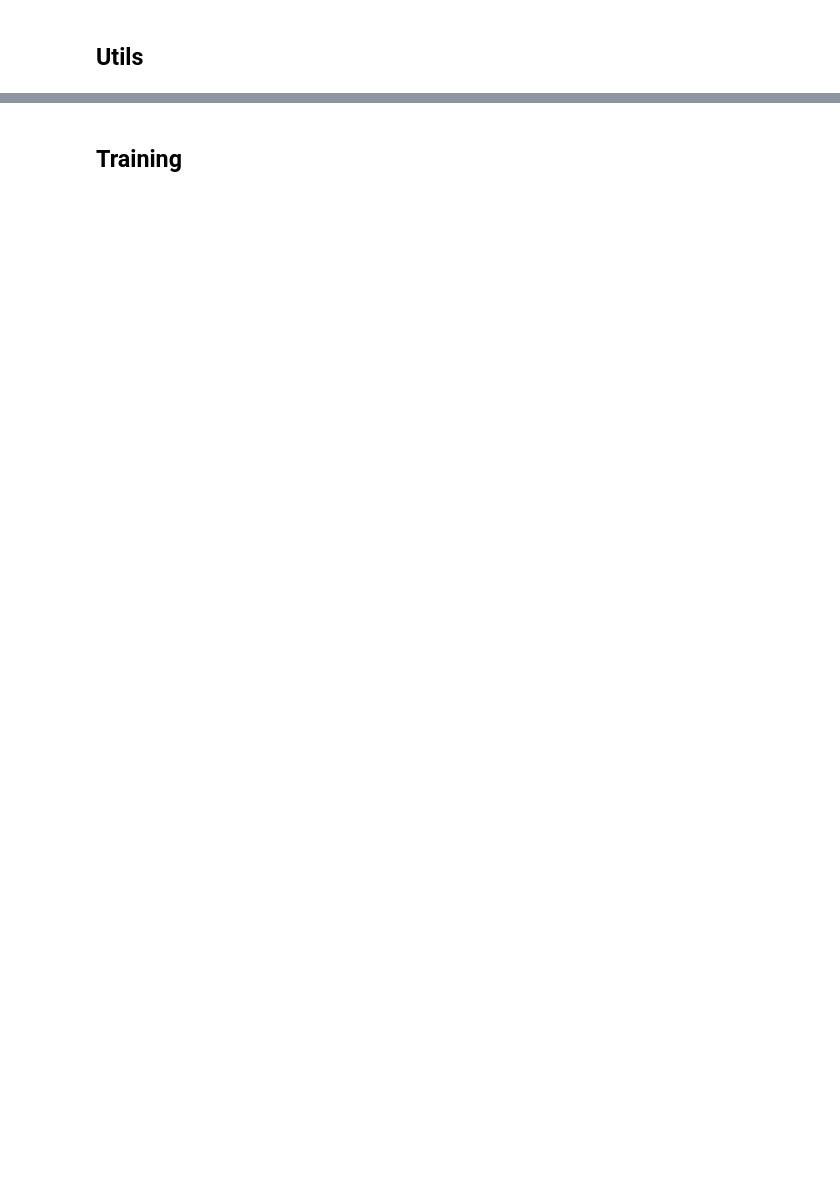
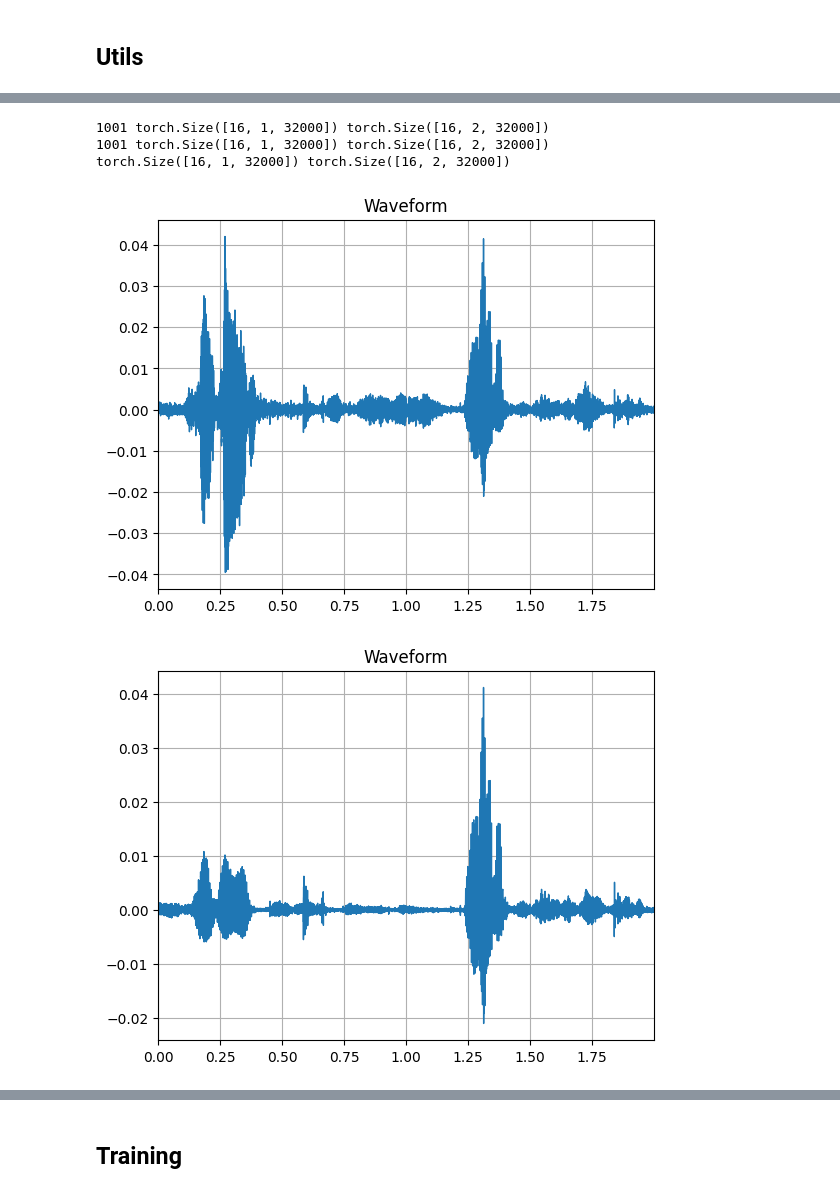
Before and after one commit to A-Chaudhary/kan_cocktail_party, a Jupyter notebook: KAN_cocktail_v2.ipynb, the cells around one changed output, grey strips where cells are left out. Cells and saved outputs as stored; diff of their text form; code cells hidden in the pictures; blank space fills up the shorter version.

```diff
--- a/KAN_cocktail_v2.ipynb
+++ b/KAN_cocktail_v2.ipynb
@@ -164,8 +167,8 @@ class DiPCoSeparationDataset(Dataset):
 
         mixed = (clean1 + clean2).clamp(-1, 1)
 
-        clean1 = clean1.unsqueeze(0)
-        clean2 = clean2.unsqueeze(0)
+        clean1 = clean1
+        clean2 = clean2
         mixed = mixed.unsqueeze(0)
 
         return mixed, torch.stack([clean1, clean2])
@@ -191,5 +194,5 @@ train_dataset = DiPCoSeparationDataset(
     max_pairs=1_000_000,
 )
 len(train_dataset)
-train_loader = DataLoader(train_dataset, batch_size=16, shuffle=True)
+train_loader = DataLoader(train_dataset, batch_size=16, shuffle=False)
 len(train_dataset.pairs), train_dataset.pairs[0], len(train_loader)
@@ -203,5 +228,5 @@ test_dataset = DiPCoSeparationDataset(
     max_pairs=len(train_dataset.pairs) // 10,
 )
 len(test_dataset)
-test_loader = DataLoader(test_dataset, batch_size=16, shuffle=True)
+test_loader = DataLoader(test_dataset, batch_size=16, shuffle=False)
 len(test_dataset.pairs), test_dataset.pairs[0], len(test_loader)
@@ -208,18 +255,24 @@ len(test_dataset.pairs), test_dataset.pairs[0], len(test_loader)
 # %%
 for idx, (mixed, clean) in enumerate(train_loader):
     print(idx, mixed.shape, clean.shape, end='\r')
     if idx > 1000:
         print()
         break
 for idx, (mixed, clean) in enumerate(test_loader):
     print(idx, mixed.shape, clean.shape, end='\r')
     if idx > 1000:
         print()
         break
 
 for mixed, clean in train_loader:
     print(mixed.shape, clean.shape)
-    plot_waveform(mixed[0], sr=16000)
-    plot_waveform(clean[0][0], sr=16000)
-    plot_waveform(clean[0][1], sr=16000)
+    plot_mono_waveform(mixed[0][0], sr=16000)
+    plot_mono_waveform(clean[0][0], sr=16000)
+    plot_mono_waveform(clean[0][1], sr=16000)
     break
+# %% [output]
+1001 torch.Size([16, 1, 32000]) torch.Size([16, 2, 32000])
+1001 torch.Size([16, 1, 32000]) torch.Size([16, 2, 32000])
+torch.Size([16, 1, 32000]) torch.Size([16, 2, 32000])
+[figure, added]
+[figure, added]
```
Also changed, not shown: parts of 15 cells of this notebook, 28 other files.
